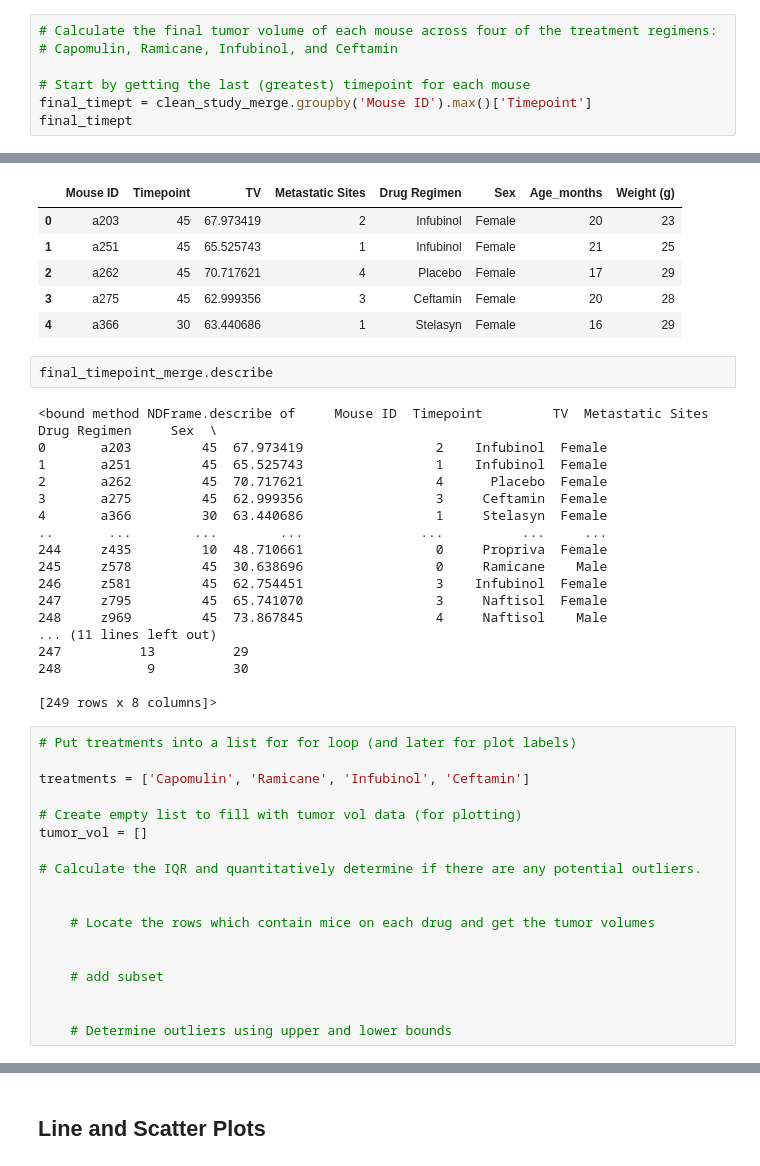
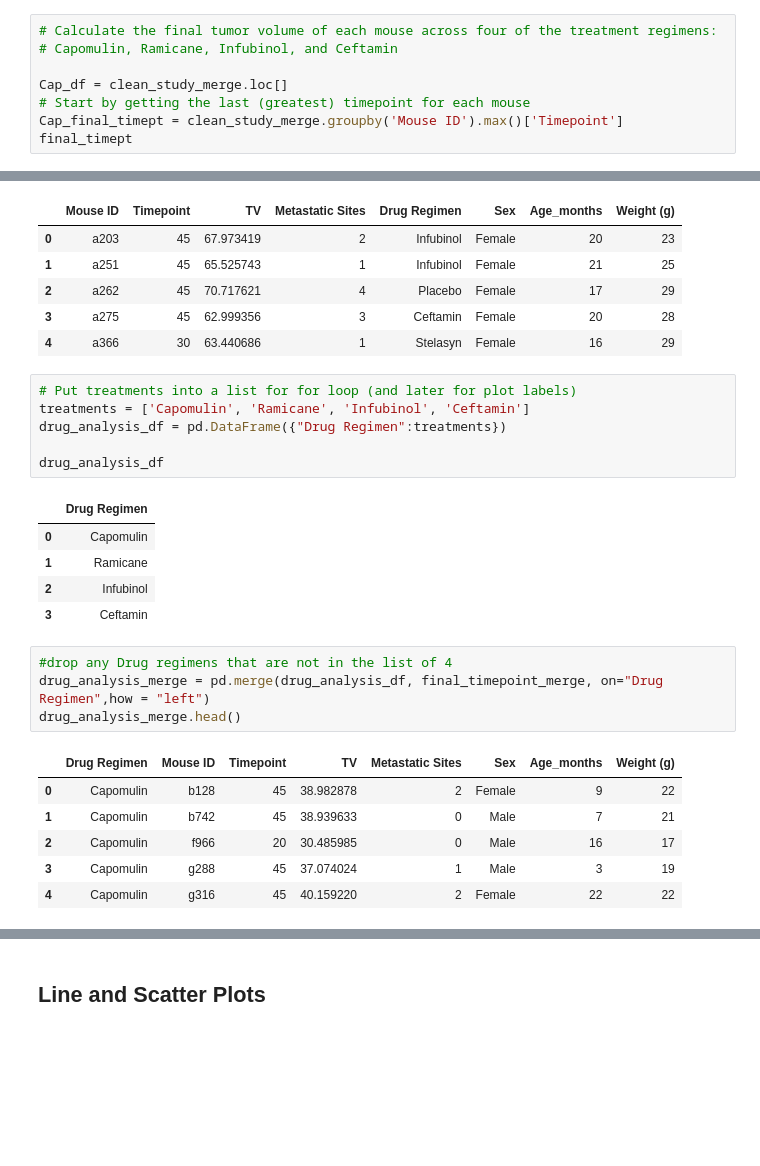
Before and after one commit to jennneth/pymaceuticals_data_analysis, a Jupyter notebook: pymaceuticals_starter.ipynb, the cells around one changed output, grey strips where cells are left out. Drawn from its saved outputs; the diff is of its cells as text; blank space fills up the shorter version.

```diff
--- a/pymaceuticals_starter.ipynb
+++ b/pymaceuticals_starter.ipynb
@@ -270,8 +270,9 @@ plt.show()
 # Calculate the final tumor volume of each mouse across four of the treatment regimens:
 # Capomulin, Ramicane, Infubinol, and Ceftamin
 
+Cap_df = clean_study_merge.loc[]
 # Start by getting the last (greatest) timepoint for each mouse
-final_timept = clean_study_merge.groupby('Mouse ID').max()['Timepoint']
+Cap_final_timept = clean_study_merge.groupby('Mouse ID').max()['Timepoint']
 final_timept
 # %% [output]
 Mouse ID
@@ -301,41 +302,26 @@ final_timepoint_merge.head()
 | 2 | a262 | 45 | 70.717621 | 4 | Placebo | Female | 17 | 29 |
 | 3 | a275 | 45 | 62.999356 | 3 | Ceftamin | Female | 20 | 28 |
 | 4 | a366 | 30 | 63.440686 | 1 | Stelasyn | Female | 16 | 29 |
-# %%
-final_timepoint_merge.describe
-# %% [output]
-<bound method NDFrame.describe of     Mouse ID  Timepoint         TV  Metastatic Sites Drug Regimen     Sex  \
-0       a203         45  67.973419                 2    Infubinol  Female
-1       a251         45  65.525743                 1    Infubinol  Female
-2       a262         45  70.717621                 4      Placebo  Female
-3       a275         45  62.999356                 3     Ceftamin  Female
-4       a366         30  63.440686                 1     Stelasyn  Female
-..       ...        ...        ...               ...          ...     ...
-244     z435         10  48.710661                 0     Propriva  Female
-245     z578         45  30.638696                 0     Ramicane    Male
-246     z581         45  62.754451                 3    Infubinol  Female
-247     z795         45  65.741070                 3     Naftisol  Female
-248     z969         45  73.867845                 4     Naftisol    Male
-... (11 lines left out)
-247          13          29
-248           9          30
-
-[249 rows x 8 columns]>
-# %%
-# Put treatments into a list for for loop (and later for plot labels)
-
-treatments = ['Capomulin', 'Ramicane', 'Infubinol', 'Ceftamin']
-
-# Create empty list to fill with tumor vol data (for plotting)
-tumor_vol = []
-
-# Calculate the IQR and quantitatively determine if there are any potential outliers.
-
-
-    # Locate the rows which contain mice on each drug and get the tumor volumes
-
-
-    # add subset
-
-
-    # Determine outliers using upper and lower bounds
+# %%
+# Put treatments into a list for for loop (and later for plot labels)
+treatments = ['Capomulin', 'Ramicane', 'Infubinol', 'Ceftamin']
+drug_analysis_df = pd.DataFrame({"Drug Regimen":treatments})
+
+drug_analysis_df
+# %% [output]
+|  | Drug Regimen |
+| 0 | Capomulin |
+| 1 | Ramicane |
+| 2 | Infubinol |
+| 3 | Ceftamin |
+# %%
+#drop any Drug regimens that are not in the list of 4
+drug_analysis_merge = pd.merge(drug_analysis_df, final_timepoint_merge, on="Drug Regimen",how = "left")
+drug_analysis_merge.head()
+# %% [output]
+|  | Drug Regimen | Mouse ID | Timepoint | TV | Metastatic Sites | Sex | Age_months | Weight (g) |
+| 0 | Capomulin | b128 | 45 | 38.982878 | 2 | Female | 9 | 22 |
+| 1 | Capomulin | b742 | 45 | 38.939633 | 0 | Male | 7 | 21 |
+| 2 | Capomulin | f966 | 20 | 30.485985 | 0 | Male | 16 | 17 |
+| 3 | Capomulin | g288 | 45 | 37.074024 | 1 | Male | 3 | 19 |
+| 4 | Capomulin | g316 | 45 | 40.159220 | 2 | Female | 22 | 22 |
```
Also changed, not shown: parts of 4 cells of this notebook.
